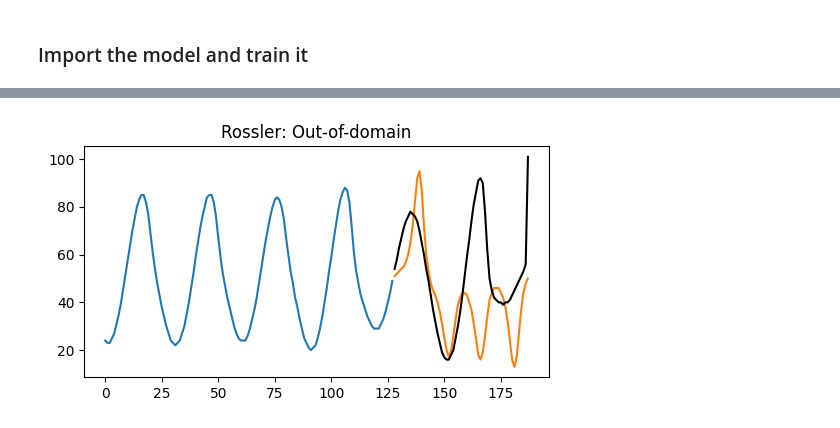
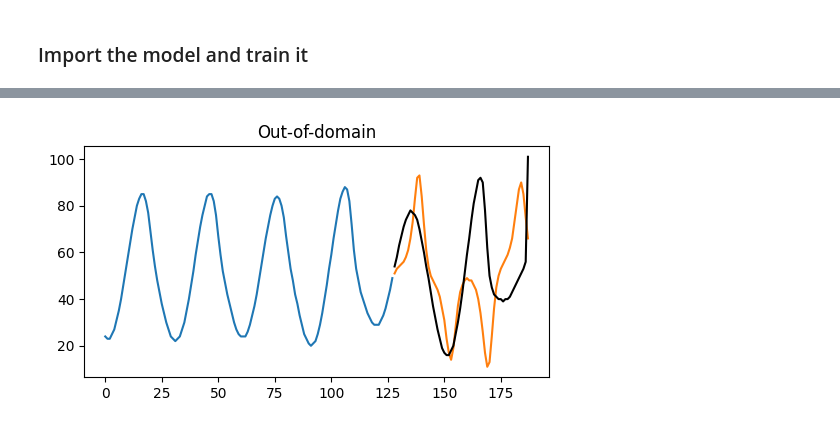
Before and after one commit to williamgilpin/icicl, a Jupyter notebook: train_single_model.ipynb, the cells around one changed output, grey strips where cells are left out. Cells and saved outputs as stored; diff of their text form; code cells hidden in the pictures.

```diff
--- a/train_single_model.ipynb
+++ b/train_single_model.ipynb
@@ -44,16 +42,18 @@ torch.manual_seed(0)
 tokens = torch.tensor(tok_train, dtype=torch.long)
 tokens_val = torch.tensor(tok_test, dtype=torch.long)
 tokens_test_out = torch.tensor(tok_test_out, dtype=torch.long)
-model, losses, val_losses, val_losses_ood = train_next_token(tokens, tokens_val[:N_TEST], tokens_test_out[:N_TEST], vocab_size=(1 + VOCAB_SIZE),
-                                                                block_size=CONTEXT_LENGTH, lr=1e-4, batch_size=64*2, steps=60000, d_model=128 * 2, d_k=64, weight_decay=1e0,
-                                                                save_path="./private_data/training_run/"
-                                                                )
+model, losses, val_losses, val_losses_ood = train_next_token(
+    tokens, tokens_val[:N_TEST], tokens_test_out[:N_TEST], vocab_size=(1 + VOCAB_SIZE),
+    block_size=CONTEXT_LENGTH, lr=1e-4, batch_size=64*2, steps=60000,
+    d_model=128 * 2, d_k=64, weight_decay=1e0,
+    save_path="./private_data/training_run/"
+    )
 
 plt.figure(figsize=(10, 5))
 plt.semilogy(losses, label="Train data in-domain")
 plt.semilogy(val_losses, label="Test data in-domain")
 plt.semilogy(val_losses_ood, label="Test data out-of-domain")
-plt.ylim(1, None)
+plt.ylim(1e-1, None)
 plt.xlabel("Training steps")
 plt.ylabel("Loss")
 plt.legend(frameon=False)
@@ -94,69 +71,4 @@ plt.legend(frameon=False)
 # %%
-import torch
-import torch.nn.functional as F
-
-@torch.no_grad()
-def generate_autoregressive(
-    model,
-    context_ids: torch.LongTensor,           # (T,) or (B,T)
-    max_new_tokens: int,
-    decode: str = "sample",                  # {"sample","greedy","expectation"}
-    temperature: float = 1.0,                # tune on val set if using "sample"
-    value_bins: torch.Tensor | None = None,  # (V,) bin centers for "expectation"
-):
-    """
-    Autoregressive generation for time-series models that emit discrete bins.
-
-    Args:
-        model: Callable mapping (B,T) -> logits (B,T,V). Must have .block_size.
-        context_ids: Initial context, shape (T,) or (B,T).
-        max_new_tokens: Horizon H.
-        decode: "sample" draws from the full predictive distribution (recommended
-            for probabilistic forecasts); "greedy" takes the modal bin (point
-            forecast via mode); "expectation" returns the mean-bin index under
-            p(y_t|y_<t) (point forecast via mean).  No top-k/top-p truncation.
-        temperature: Temperature applied as logits /= max(temperature, 1e-8).
-        value_bins: Bin centers used to compute the expectation when
-            decode="expectation". If None, expectation returns the argmax index.
-
-    Returns:
-        torch.LongTensor of shape (B, T + H) with generated token ids.
-    """
-    device = next(model.parameters()).device
-    x = context_ids.to(device)
-    if x.ndim == 1:
-        x = x.unsqueeze(0)  # (1,T)
-
-    model.eval()
-    for _ in range(max_new_tokens):
-        x_cond = x[:, -model.block_size:]
-        logits = model(x_cond)[:, -1, :]  # (B,V)
-
-        if temperature != 1.0:
-            logits = logits / max(temperature, 1e-8)
-
-        if decode == "greedy":
-            next_id = torch.argmax(logits, dim=-1)  # (B,)
-        else:
-            probs = F.softmax(logits, dim=-1)       # (B,V)
-
-            if decode == "expectation":
-                if value_bins is None:
-                    # fall back to argmax index if no bin values provided
-                    next_id = torch.argmax(probs, dim=-1)
-                else:
-                    # pick the index of the closest bin to the expected value
-                    mean_vals = (probs * value_bins.to(device)).sum(dim=-1)      # (B,)
-                    # map back to nearest bin index
-                    diffs = (mean_vals.unsqueeze(-1) - value_bins.to(device))**2 # (B,V)
-                    next_id = torch.argmin(diffs, dim=-1)
-            else:  # "sample"
-                next_id = torch.multinomial(probs, num_samples=1).squeeze(-1)   # (B,)
-
-        x = torch.cat([x, next_id.unsqueeze(-1)], dim=-1)
-
-    return x
-
 from models import generate_autoregressive
 
 context_length = model.block_size
@@ -165,21 +77,21 @@ t_inds = np.arange(context_length + horizon)
 
 ## In-distribution
 ctx = torch.tensor(tok_test[-(context_length+horizon):-horizon], dtype=torch.long)  # (T,)
-out = generate_autoregressive(model, ctx, max_new_tokens=horizon, decode="greedy")
+out = generate_autoregressive(model, ctx, max_new_tokens=horizon, greedy=True).squeeze()#[:horizon]
 
 ## Out-of-distribution
 ctx_ood = torch.tensor(tok_test_out[-(context_length+horizon):-horizon], dtype=torch.long)  # (T,)
-out_ood = generate_autoregressive(model, ctx_ood, max_new_tokens=horizon, decode="greedy")
+out_ood = generate_autoregressive(model, ctx_ood, max_new_tokens=horizon, greedy=True).squeeze()#[:horizon]
 
 plt.figure(figsize=(6, 3))
-plt.plot(t_inds[:context_length], out[0].tolist()[:context_length])
-plt.plot(t_inds[context_length:context_length+horizon], out[0].tolist()[context_length:context_length+horizon])
+plt.plot(t_inds[:context_length], out.tolist()[:context_length])
+plt.plot(t_inds[context_length:context_length+horizon], out.tolist()[context_length:context_length+horizon])
 plt.plot(t_inds[context_length:context_length+horizon], tok_test[-horizon:], color='black')
-plt.title("Lorenz: In-domain")
+plt.title("In-domain")
 
 plt.figure(figsize=(6, 3))
-plt.plot(t_inds[:context_length], out_ood[0].tolist()[:context_length])
-plt.plot(t_inds[context_length:context_length+horizon], out_ood[0].tolist()[context_length:context_length+horizon])
+plt.plot(t_inds[:context_length], out_ood.tolist()[:context_length])
+plt.plot(t_inds[context_length:context_length+horizon], out_ood.tolist()[context_length:context_length+horizon])
 plt.plot(t_inds[context_length:context_length+horizon], tok_test_out[-horizon:], color='black')
-plt.title("Rossler: Out-of-domain")
+plt.title("Out-of-domain")
 # %% [output]
@@ -188 +100 @@ Text(0.5, 1.0, 'Rossler: Out-of-domain')
-[figure, old version]
+[figure, new version]
```
Also changed, not shown: parts of 4 cells of this notebook, 1 other file.
